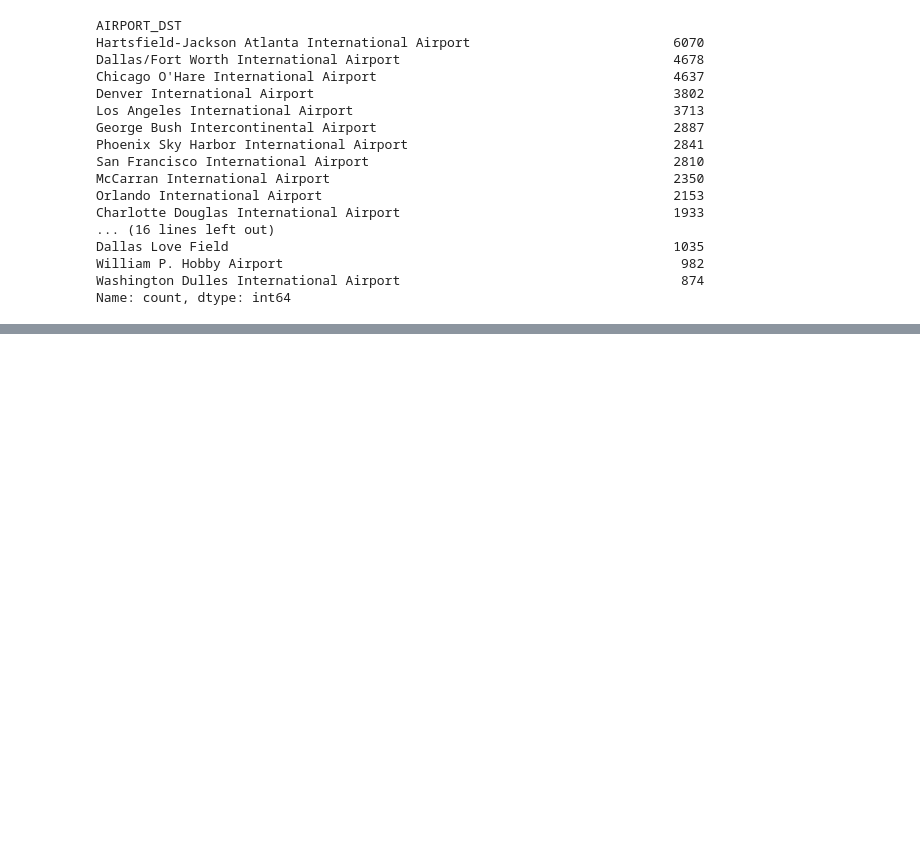
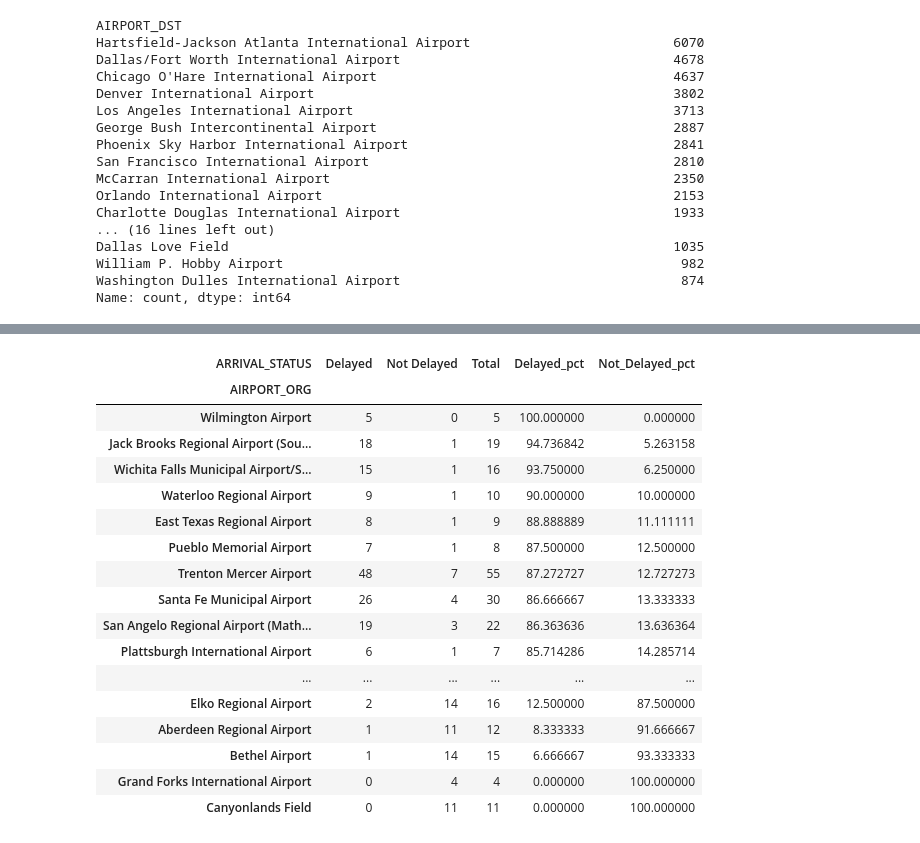
Before and after one commit to MonshaRadhakrishnan/flight-delay-dataset, a Jupyter notebook: flight_delay_pred_dataset.ipynb, the cells around one changed output, grey strips where cells are left out. Saved outputs shown, nothing was run; the diff lists cells and outputs as text; code cells hidden in the pictures; blank space fills up the shorter version.

```diff
--- a/flight_delay_pred_dataset.ipynb
+++ b/flight_delay_pred_dataset.ipynb
@@ -442,6 +442,8 @@ df.head()
 | 2 | 2015 | 1 | 1 | 4 | US Airways Inc. | San Francisco International Airport | Charlotte Douglas International A... | San Francisco | Charlotte | ... |
 | 3 | 2015 | 1 | 1 | 4 | American Airlines Inc. | Los Angeles International Airport | Miami International Airport | Los Angeles | Miami | ... |
 | 4 | 2015 | 1 | 1 | 4 | Alaska Airlines Inc. | Seattle-Tacoma International Airport | Ted Stevens Anchorage Internation... | Seattle | Anchorage | ... |
+# %%
+df['ARRIVAL_STATUS'] = np.where((df['ARRIVAL_DELAY']>0), 'Delayed', 'Not Delayed')
 # %%
 df.groupby('AIRLINE')['ARRIVAL_DELAY'].mean().sort_values()
 # %% [output]
@@ -547,0 +574,2 @@ Name: count, dtype: int64
+# %%
+pd.set_option('display.max_rows', None)
@@ -547,0 +599,2 @@ Name: count, dtype: int64
+# %%
+dl = df.groupby(['AIRPORT_ORG', 'ARRIVAL_STATUS']).size().unstack(fill_value=0)
@@ -547,0 +607,24 @@ Name: count, dtype: int64
+# %%
+dl['Total'] = dl['Delayed']+dl['Not Delayed']
+dl['Delayed_pct'] = (dl['Delayed'] / dl['Total']) * 100
+dl['Not_Delayed_pct'] = (dl['Not Delayed'] / dl['Total']) * 100
+dl.sort_values(by='Delayed_pct',ascending=False)
+# %% [output]
+| ARRIVAL_STATUS | Delayed | Not Delayed | Total | Delayed_pct | Not_Delayed_pct |
+| AIRPORT_ORG |  |  |  |  |  |
+| Wilmington Airport | 5 | 0 | 5 | 100.000000 | 0.000000 |
+| Jack Brooks Regional Airport (Sou... | 18 | 1 | 19 | 94.736842 | 5.263158 |
+| Wichita Falls Municipal Airport/S... | 15 | 1 | 16 | 93.750000 | 6.250000 |
+| Waterloo Regional Airport | 9 | 1 | 10 | 90.000000 | 10.000000 |
+| East Texas Regional Airport | 8 | 1 | 9 | 88.888889 | 11.111111 |
+| Pueblo Memorial Airport | 7 | 1 | 8 | 87.500000 | 12.500000 |
+| Trenton Mercer Airport | 48 | 7 | 55 | 87.272727 | 12.727273 |
+| Santa Fe Municipal Airport | 26 | 4 | 30 | 86.666667 | 13.333333 |
+| San Angelo Regional Airport (Math... | 19 | 3 | 22 | 86.363636 | 13.636364 |
+| Plattsburgh International Airport | 6 | 1 | 7 | 85.714286 | 14.285714 |
+| ... | ... | ... | ... | ... | ... |
+| Elko Regional Airport | 2 | 14 | 16 | 12.500000 | 87.500000 |
+| Aberdeen Regional Airport | 1 | 11 | 12 | 8.333333 | 91.666667 |
+| Bethel Airport | 1 | 14 | 15 | 6.666667 | 93.333333 |
+| Grand Forks International Airport | 0 | 4 | 4 | 0.000000 | 100.000000 |
+| Canyonlands Field | 0 | 11 | 11 | 0.000000 | 100.000000 |
```
Also changed, not shown: parts of 7 cells of this notebook.
